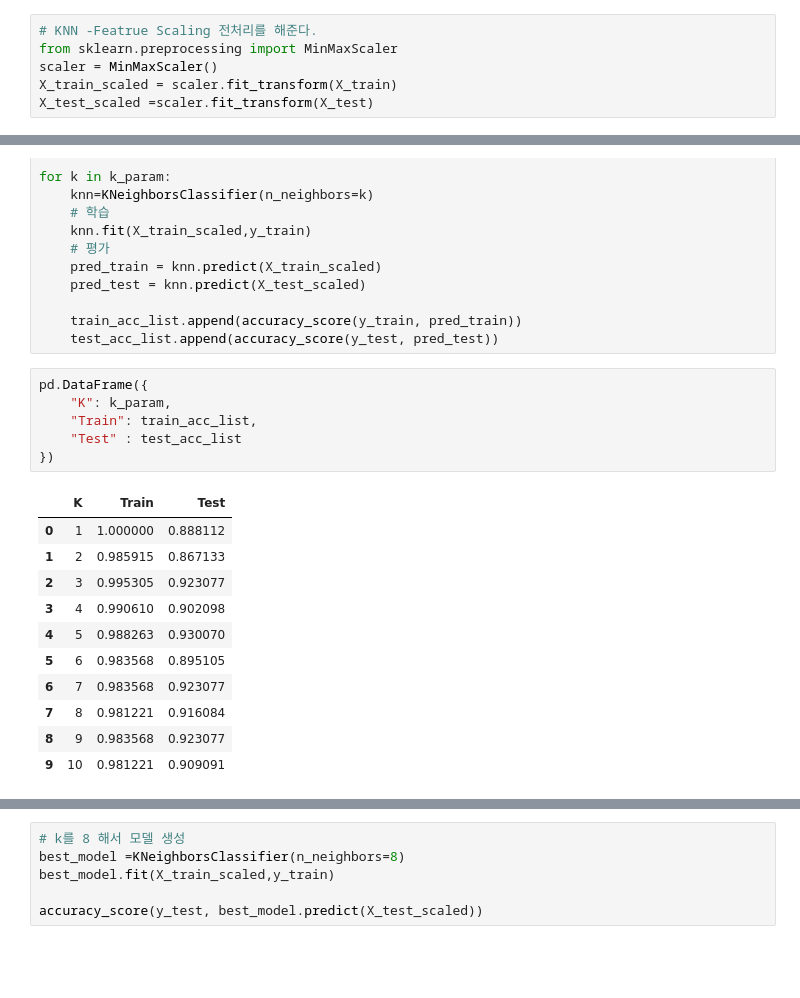
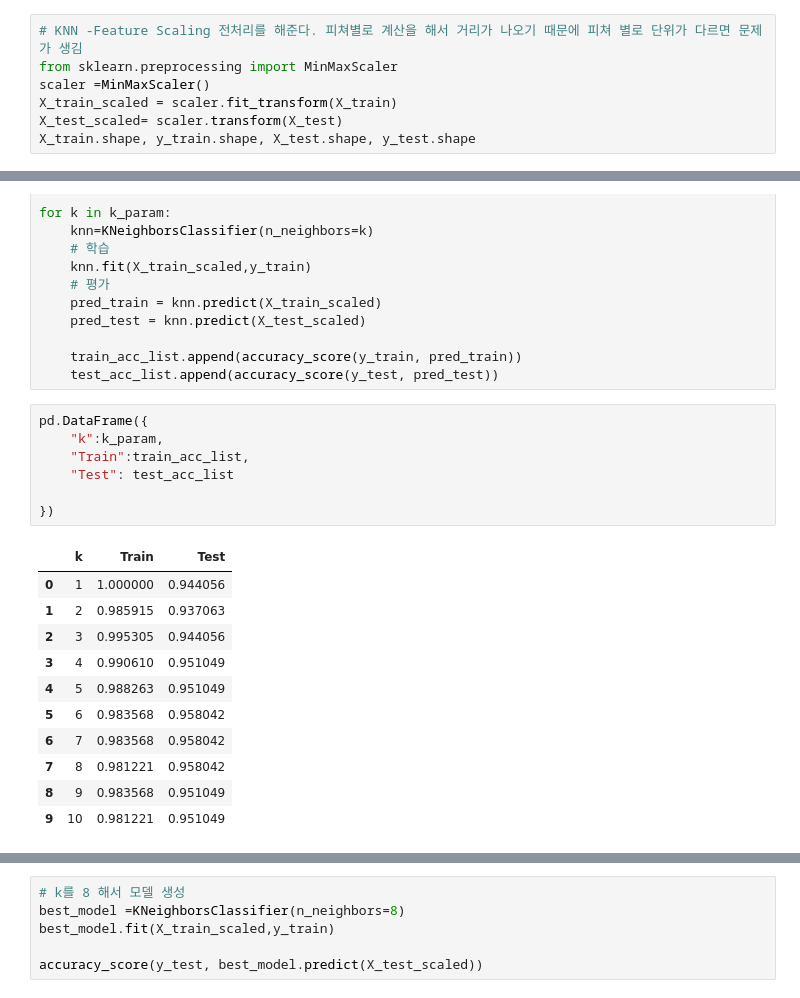
Before and after one commit to leejineui/Machine_Learning, a Jupyter notebook: 07_지도학습_최근접이웃.ipynb, the cells around one changed output, grey strips where cells are left out. Cells and saved outputs as stored; diff of their text form; blank space fills up the shorter version.

```diff
--- a/07_지도학습_최근접이웃.ipynb
+++ b/07_지도학습_최근접이웃.ipynb
@@ -68,6 +68,7 @@ X_train.shape , X_test.shape
 # %%
-# KNN -Featrue Scaling 전처리를 해준다.
+# KNN -Feature Scaling 전처리를 해준다. 피쳐별로 계산을 해서 거리가 나오기 때문에 피쳐 별로 단위가 다르면 문제가 생김
 from sklearn.preprocessing import MinMaxScaler
-scaler = MinMaxScaler()
+scaler =MinMaxScaler()
 X_train_scaled = scaler.fit_transform(X_train)
-X_test_scaled =scaler.fit_transform(X_test)
+X_test_scaled= scaler.transform(X_test)
+X_train.shape, y_train.shape, X_test.shape, y_test.shape
@@ -92,21 +95,22 @@ for k in k_param:
     test_acc_list.append(accuracy_score(y_test, pred_test))
 # %%
 pd.DataFrame({
-    "K": k_param,
-    "Train": train_acc_list,
-    "Test" : test_acc_list
+    "k":k_param,
+    "Train":train_acc_list,
+    "Test": test_acc_list
+
 })
 # %% [output]
-|  | K | Train | Test |
-| 0 | 1 | 1.000000 | 0.888112 |
-| 1 | 2 | 0.985915 | 0.867133 |
-| 2 | 3 | 0.995305 | 0.923077 |
-| 3 | 4 | 0.990610 | 0.902098 |
-| 4 | 5 | 0.988263 | 0.930070 |
-| 5 | 6 | 0.983568 | 0.895105 |
-| 6 | 7 | 0.983568 | 0.923077 |
-| 7 | 8 | 0.981221 | 0.916084 |
-| 8 | 9 | 0.983568 | 0.923077 |
-| 9 | 10 | 0.981221 | 0.909091 |
+|  | k | Train | Test |
+| 0 | 1 | 1.000000 | 0.944056 |
+| 1 | 2 | 0.985915 | 0.937063 |
+| 2 | 3 | 0.995305 | 0.944056 |
+| 3 | 4 | 0.990610 | 0.951049 |
+| 4 | 5 | 0.988263 | 0.951049 |
+| 5 | 6 | 0.983568 | 0.958042 |
+| 6 | 7 | 0.983568 | 0.958042 |
+| 7 | 8 | 0.981221 | 0.958042 |
+| 8 | 9 | 0.983568 | 0.951049 |
+| 9 | 10 | 0.981221 | 0.951049 |
 # %%
 import matplotlib.pyplot as plt
```
Also changed, not shown: parts of 8 cells of this notebook, 8 other files.
